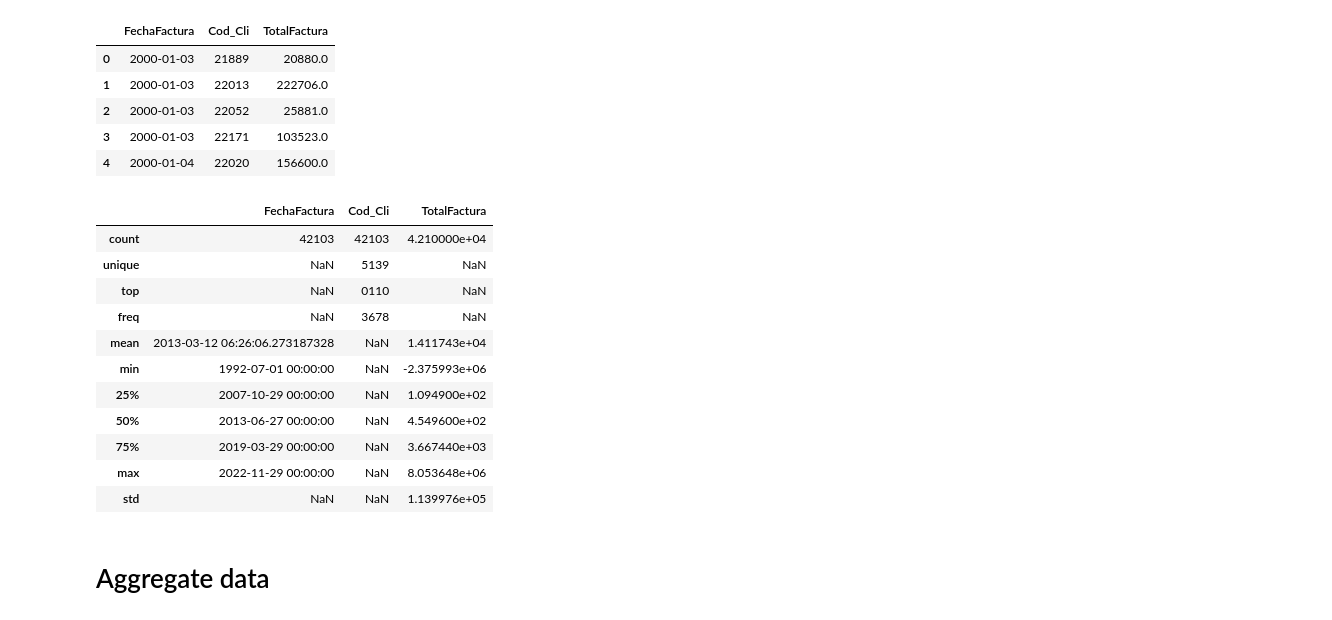
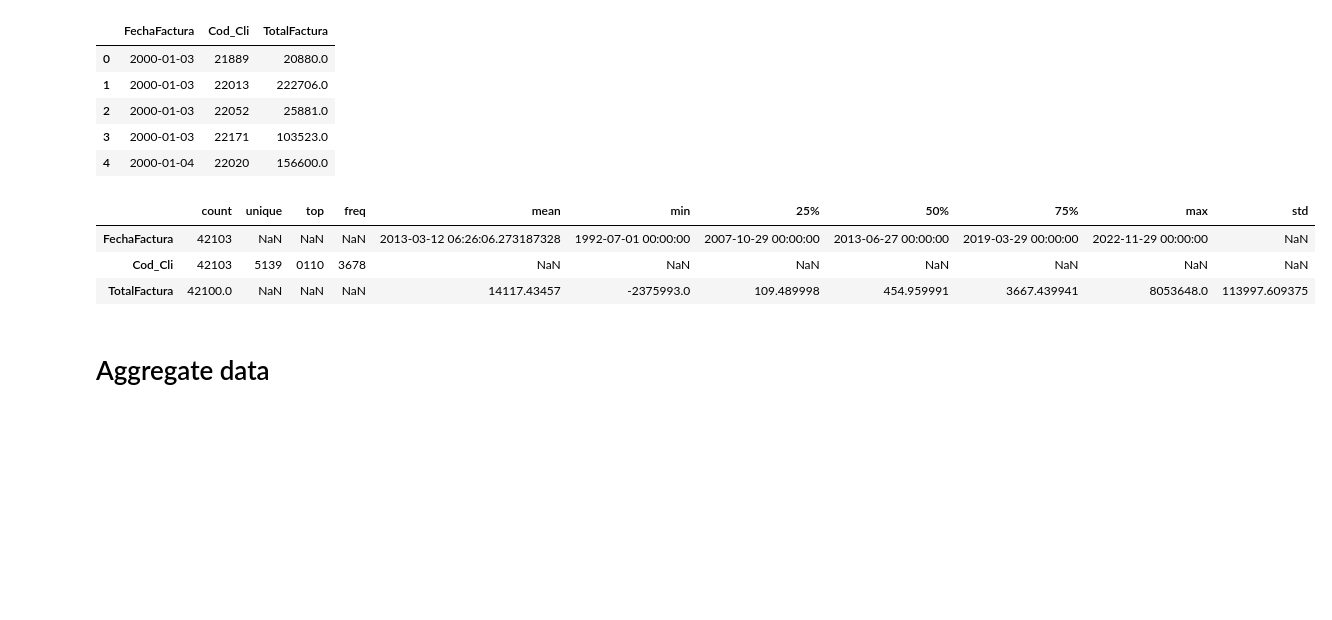
Before and after one commit to mcleroj/Python, a Jupyter notebook: clustering_metods.ipynb, the cells around one changed output. Cells and saved outputs as stored; diff of their text form; code cells hidden in the pictures; blank space fills up the shorter version.

```diff
--- a/clustering_metods.ipynb
+++ b/clustering_metods.ipynb
@@ -62,20 +62,12 @@ memory usage: 822.4 KB
 | 3 | 2000-01-03 | 22171 | 103523.0 |
 | 4 | 2000-01-04 | 22020 | 156600.0 |
 # %%
-df_raw.describe(include="all", datetime_is_numeric=True)
+df_raw.describe(include="all", datetime_is_numeric=True).T
 # %% [output]
-|  | FechaFactura | Cod_Cli | TotalFactura |
-| count | 42103 | 42103 | 4.210000e+04 |
-| unique | NaN | 5139 | NaN |
-| top | NaN | 0110 | NaN |
-| freq | NaN | 3678 | NaN |
-| mean | 2013-03-12 06:26:06.273187328 | NaN | 1.411743e+04 |
-| min | 1992-07-01 00:00:00 | NaN | -2.375993e+06 |
-| 25% | 2007-10-29 00:00:00 | NaN | 1.094900e+02 |
-| 50% | 2013-06-27 00:00:00 | NaN | 4.549600e+02 |
-| 75% | 2019-03-29 00:00:00 | NaN | 3.667440e+03 |
-| max | 2022-11-29 00:00:00 | NaN | 8.053648e+06 |
-| std | NaN | NaN | 1.139976e+05 |
+|  | count | unique | top | freq | mean | min | 25% | 50% | 75% | max | std |
+| FechaFactura | 42103 | NaN | NaN | NaN | 2013-03-12 06:26:06.273187328 | 1992-07-01 00:00:00 | 2007-10-29 00:00:00 | 2013-06-27 00:00:00 | 2019-03-29 00:00:00 | 2022-11-29 00:00:00 | NaN |
+| Cod_Cli | 42103 | 5139 | 0110 | 3678 | NaN | NaN | NaN | NaN | NaN | NaN | NaN |
+| TotalFactura | 42100.0 | NaN | NaN | NaN | 14117.43457 | -2375993.0 | 109.489998 | 454.959991 | 3667.439941 | 8053648.0 | 113997.609375 |
 # %% [markdown]
 # Aggregate data
 # %%
```
Also changed, not shown: parts of 17 cells of this notebook.
